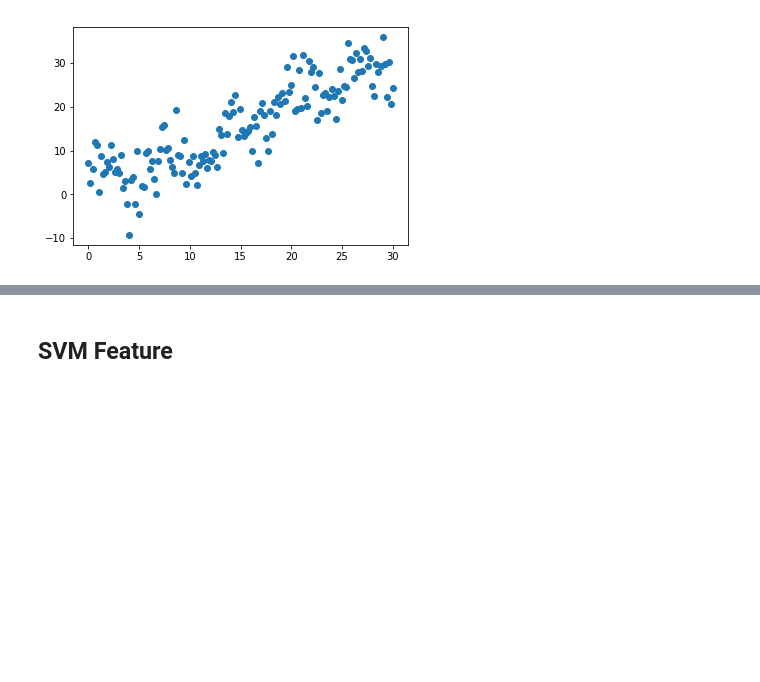
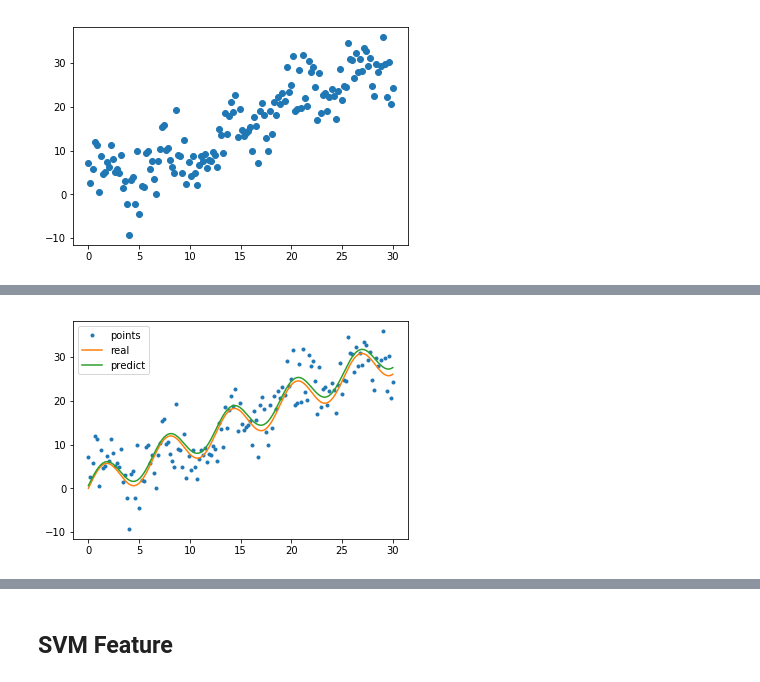
Before and after one commit to andriygav/MachineLearningSeminars, a Jupyter notebook: sem5/main.ipynb, the cells around one changed output, grey strips where cells are left out. Cells and saved outputs as stored; diff of their text form; code cells hidden in the pictures; blank space fills up the shorter version.

```diff
--- a/sem5/main.ipynb
+++ b/sem5/main.ipynb
@@ -179,0 +192,12 @@ _ = model.fit(X_train, Y_train)
+# %%
+model = SVR(kernel='linear')
+_ = model.fit(X_train, Y_train)
+# %%
+plt.plot(x, Y, '.', label='points')
+plt.plot(x, Y_without_noise, label='real')
+plt.plot(x, model.predict(X), label='predict')
+
+plt.legend(loc='best')
+plt.show()
+# %% [output]
+[figure, added]
```
Also changed, not shown: parts of 7 cells of this notebook, 1 other file.
